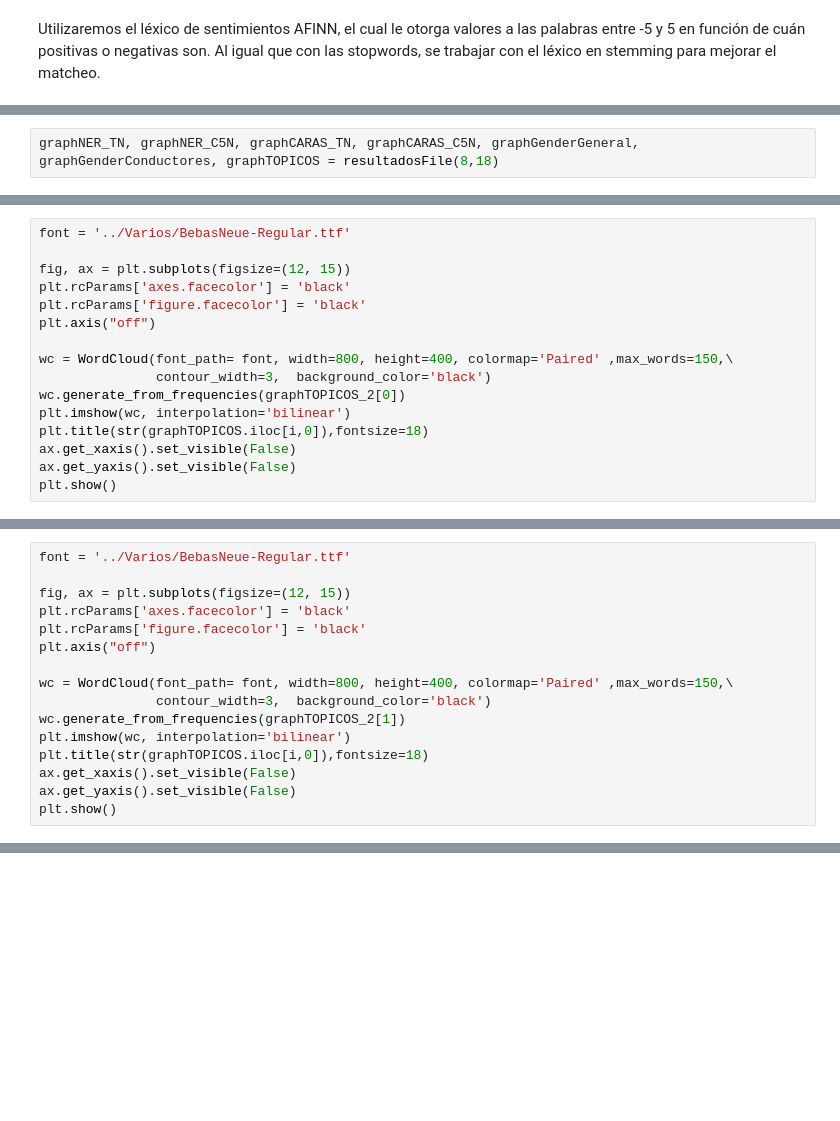
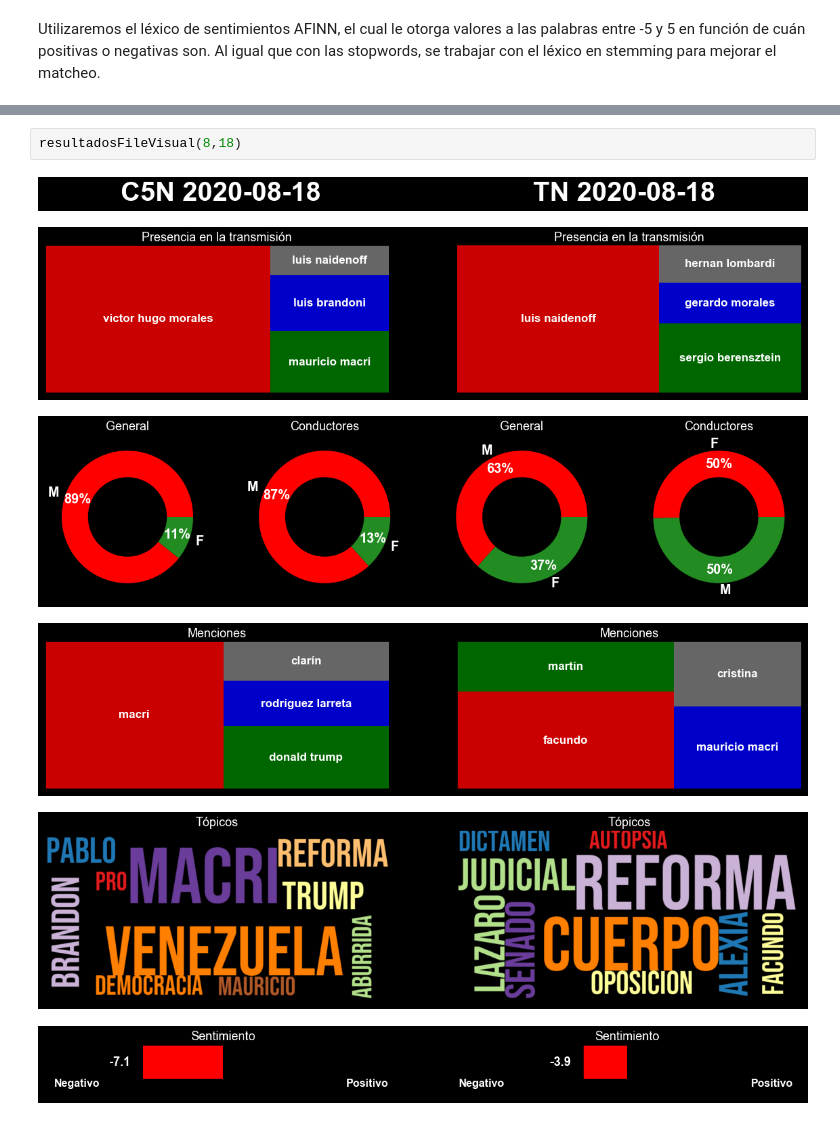
Before and after one commit to Hacho55/streamingAnalysis, a Jupyter notebook: Entregables/Analisis.ipynb, the cells around one changed output, grey strips where cells are left out. Cells and saved outputs as stored; diff of their text form; blank space fills up the shorter version.

```diff
--- a/Entregables/Analisis.ipynb
+++ b/Entregables/Analisis.ipynb
@@ -929,4 +983,2 @@ def resultadosFile(mes,dia):
 
     return graphNER_TN, graphNER_C5N, graphCARAS_TN, graphCARAS_C5N , graphGenderGeneral, graphGenderConductores, graphTOPICOS
-# %%
-graphNER_TN, graphNER_C5N, graphCARAS_TN, graphCARAS_C5N, graphGenderGeneral, graphGenderConductores, graphTOPICOS = resultadosFile(8,18)
@@ -1111,16 +1026,0 @@ for x in graphTOPICOS['file'].values:
-# %%
-font = '../Varios/BebasNeue-Regular.ttf'
-
-fig, ax = plt.subplots(figsize=(12, 15))
-plt.rcParams['axes.facecolor'] = 'black'
-plt.rcParams['figure.facecolor'] = 'black'
-plt.axis("off")
-
-wc = WordCloud(font_path= font, width=800, height=400, colormap='Paired' ,max_words=150,\
-               contour_width=3,  background_color='black')
-wc.generate_from_frequencies(graphTOPICOS_2[0])
-plt.imshow(wc, interpolation='bilinear')
-plt.title(str(graphTOPICOS.iloc[i,0]),fontsize=18)
-ax.get_xaxis().set_visible(False)
-ax.get_yaxis().set_visible(False)
-plt.show()
@@ -1129,16 +1026,0 @@ plt.show()
-# %%
-font = '../Varios/BebasNeue-Regular.ttf'
-
-fig, ax = plt.subplots(figsize=(12, 15))
-plt.rcParams['axes.facecolor'] = 'black'
-plt.rcParams['figure.facecolor'] = 'black'
-plt.axis("off")
-
-wc = WordCloud(font_path= font, width=800, height=400, colormap='Paired' ,max_words=150,\
-               contour_width=3,  background_color='black')
-wc.generate_from_frequencies(graphTOPICOS_2[1])
-plt.imshow(wc, interpolation='bilinear')
-plt.title(str(graphTOPICOS.iloc[i,0]),fontsize=18)
-ax.get_xaxis().set_visible(False)
-ax.get_yaxis().set_visible(False)
-plt.show()
@@ -1146,0 +1136,9 @@ plt.show()
+# %%
+resultadosFileVisual(8,18)
+# %% [output]
+[figure, added]
+[figure, added]
+[figure, added]
+[figure, added]
+[figure, added]
+[figure, added]
```
Also changed, not shown: parts of 28 cells of this notebook, 9 other files.
